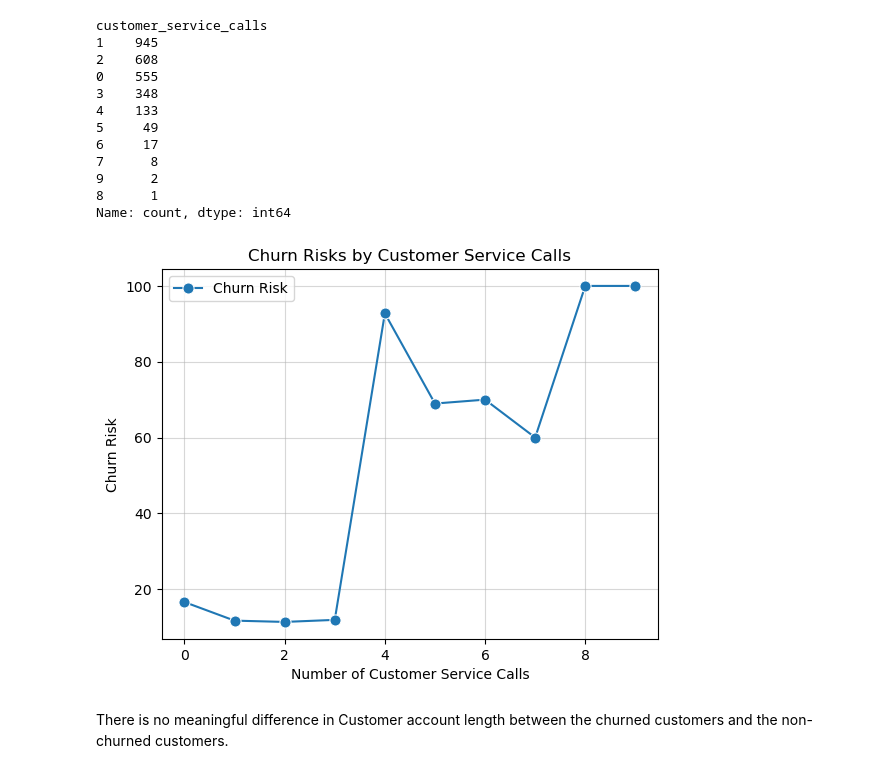
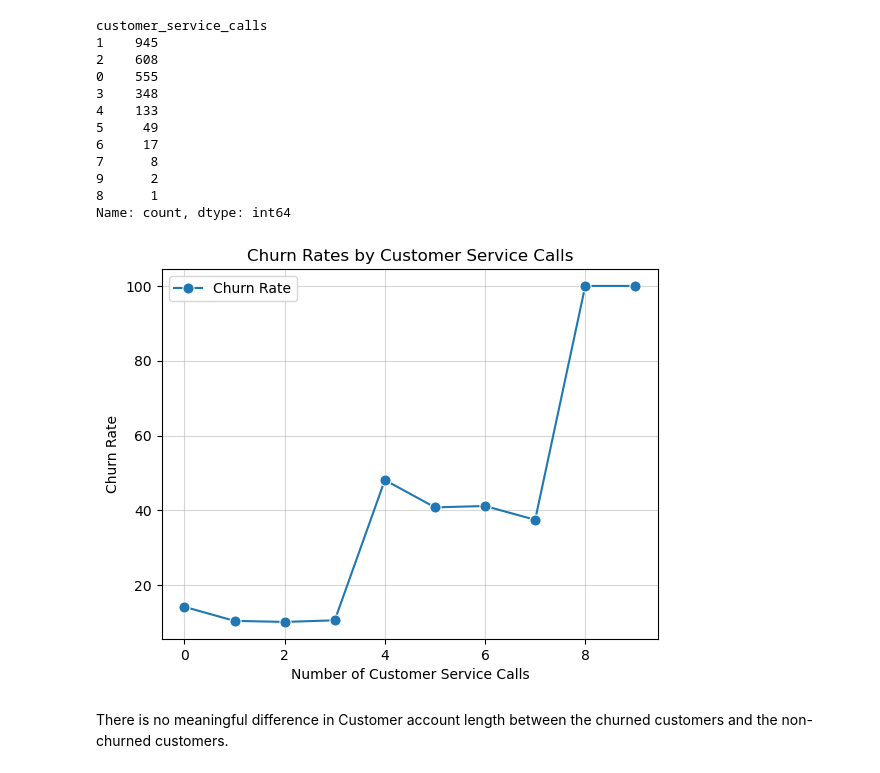
Before and after one commit to Erfan-Taherirani/Data_Science, a Jupyter notebook: Telecom Customer Churn/notebooks/data_understanding.ipynb, the cells around one changed output. Drawn from its saved outputs; the diff is of its cells as text; code cells hidden in the pictures.

Commit message:
Update EDA in telecom customer churn project

```diff
--- a/Telecom Customer Churn/notebooks/data_understanding.ipynb
+++ b/Telecom Customer Churn/notebooks/data_understanding.ipynb
@@ -421,39 +399,9 @@ customer_service_calls
 8      1
 Name: count, dtype: int64
 # %%
-def get_churn_risk(df):
-	churn_risks = []
-	for n_service_calls in range(0, 11):
-		df_new = df.loc[df['customer_service_calls'] == n_service_calls, 'churn']
-		churn_risk = (df_new.value_counts() / df_new.shape[0] * 100).values
-		if len(churn_risk) == 2:
-			churn_risk = churn_risk[1] / churn_risk[0] * 100
-			churn_risks.append(round(churn_risk, 2))
-		elif len(churn_risk) == 1:
-			if churn_risk[0] == False:
-				churn_risks.append(0)
-			else:
-				churn_risks.append(100)
-
-	return churn_risks
-
-churn_risks = get_churn_risk(df)
-sns.lineplot(
-	y=churn_risks,
-	x=[0, 1, 2, 3, 4, 5, 6, 7, 8, 9],
-	marker='o',
-	markersize=8,
-	linestyle='-',
-	label='Churn Risk',
-)
-plt.title('Churn Risks by Customer Service Calls')
-plt.xlabel('Number of Customer Service Calls')
-plt.ylabel('Churn Risk')
-plt.grid(True, linestyle='-', alpha=0.5)
-plt.legend()
-plt.show()
+plot_churn_rate_by_customer_service_calls(df)
 # %% [output]
-[figure, old version]
+[figure, new version]
 # %% [markdown]
 There is no meaningful difference in Customer account length between the churned customers and the non-churned customers.
 # %%
```
Also changed, not shown: parts of 16 cells of this notebook, 3 other files.
